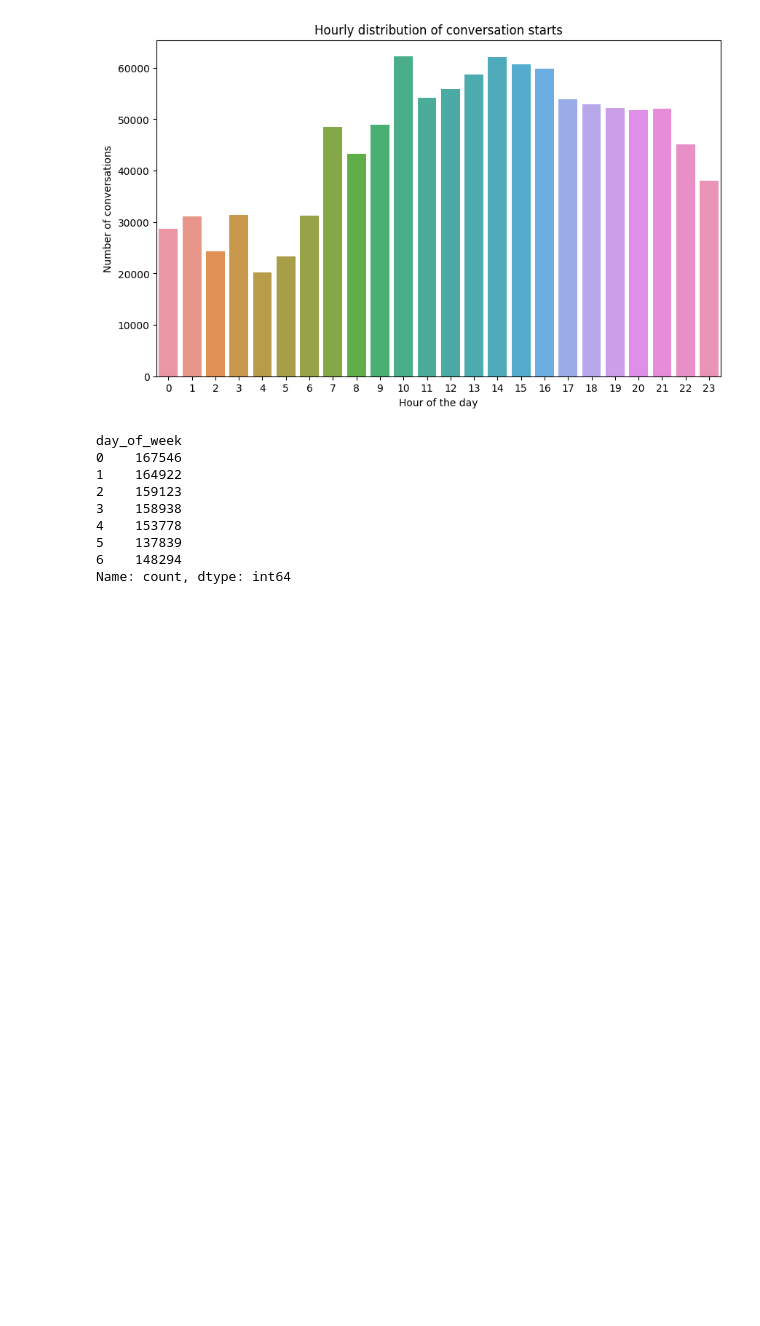
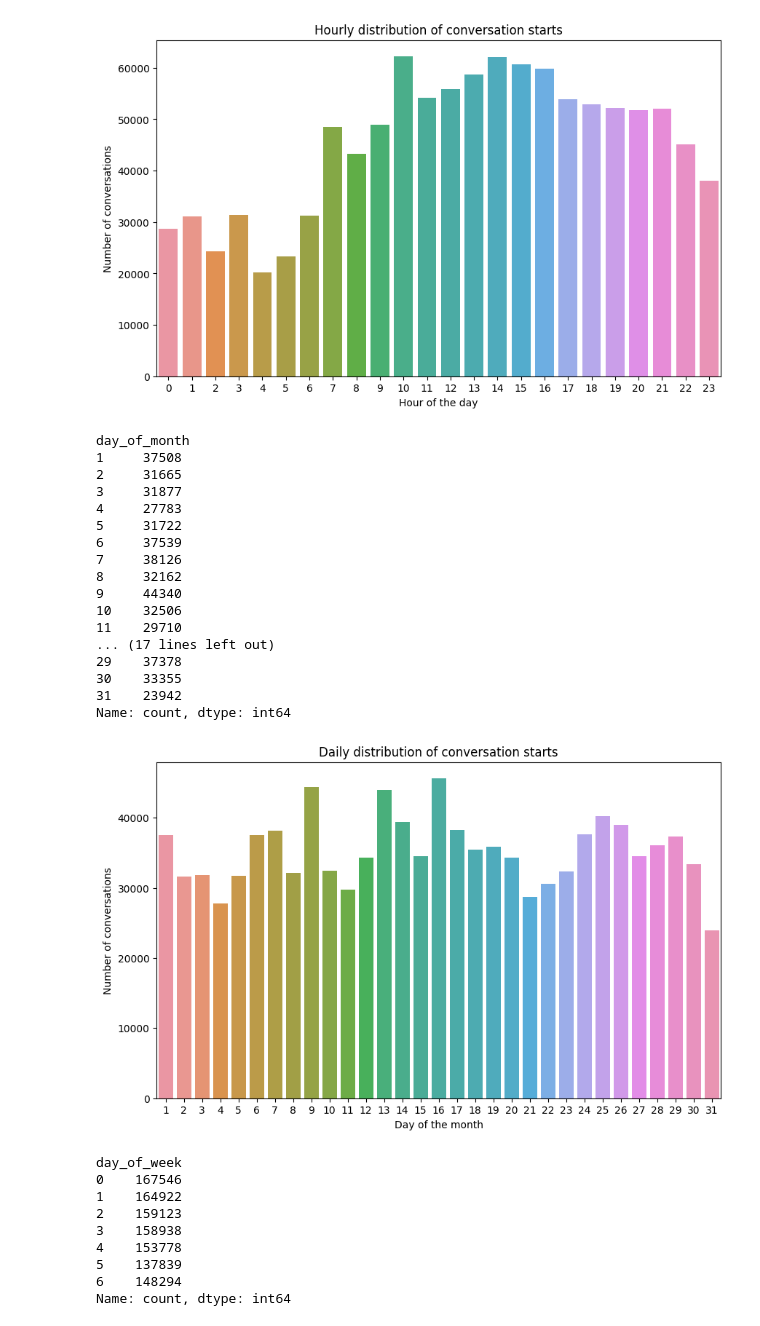
Before and after one commit to lmBored/From_Tweets_to_Trends, a Jupyter notebook: conversatins_stats.ipynb, the cells around one changed output. Drawn from its saved outputs; the diff is of its cells as text; code cells hidden in the pictures; blank space fills up the shorter version.

```diff
--- a/conversatins_stats.ipynb
+++ b/conversatins_stats.ipynb
@@ -66,6 +66,8 @@ df_start['start'] = pd.to_datetime(df_start['start'], unit='ms') # Convert times
 
 df_start['hour'] = df_start['start'].dt.hour # Extract the hour when the conv starts
 
+df_start['day_of_month'] = df_start['start'].dt.day # Extract the day of the month
+
 df_start['day_of_week'] = df_start['start'].dt.dayofweek # Extract the day when the conv starts
 
 df_start['month'] = df_start['start'].dt.month # Extract the month when the conv starts
@@ -101,6 +103,38 @@ hour
 23    38048
 Name: count, dtype: int64
 [figure]
+# %%
+# Daily distribution of conversation starts
+
+daily_distribution = df_start['day_of_month'].value_counts().sort_index() # Count the number of conversations starting on each day of the week
+
+print(daily_distribution)
+plt.figure(figsize=(10, 6))
+sns.barplot(x=daily_distribution.index, y=daily_distribution.values)
+plt.xlabel('Day of the month')
+plt.ylabel('Number of conversations')
+plt.title('Daily distribution of conversation starts')
+plt.xticks(range(31))
+plt.show()
+# %% [output]
+day_of_month
+1     37508
+2     31665
+3     31877
+4     27783
+5     31722
+6     37539
+7     38126
+8     32162
+9     44340
+10    32506
+11    29710
+... (17 lines left out)
+29    37378
+30    33355
+31    23942
+Name: count, dtype: int64
+[figure, added]
 # %%
 # Weekly distribution of conversation starts
 
```
Also changed, not shown: parts of 19 cells of this notebook.
